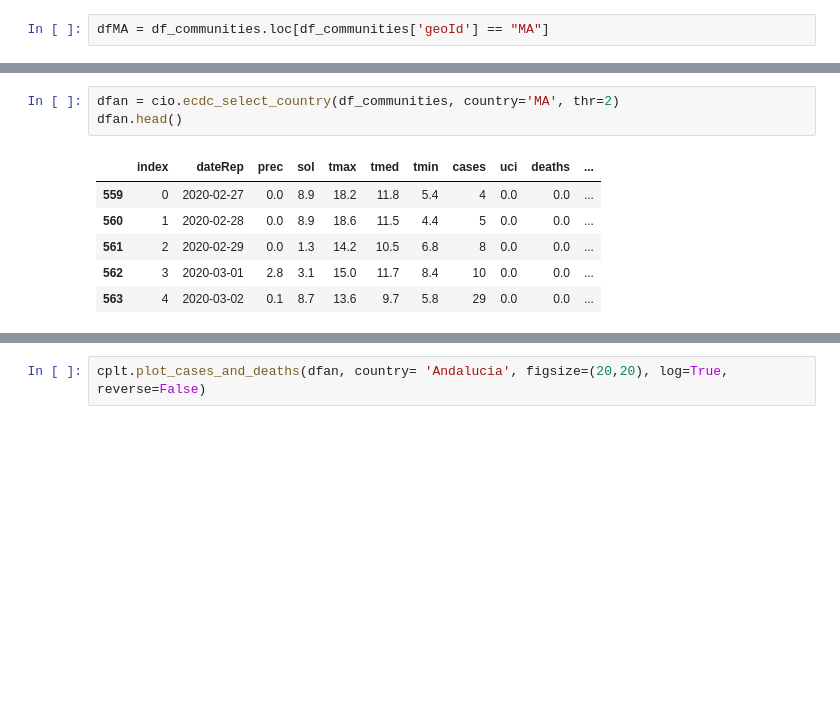
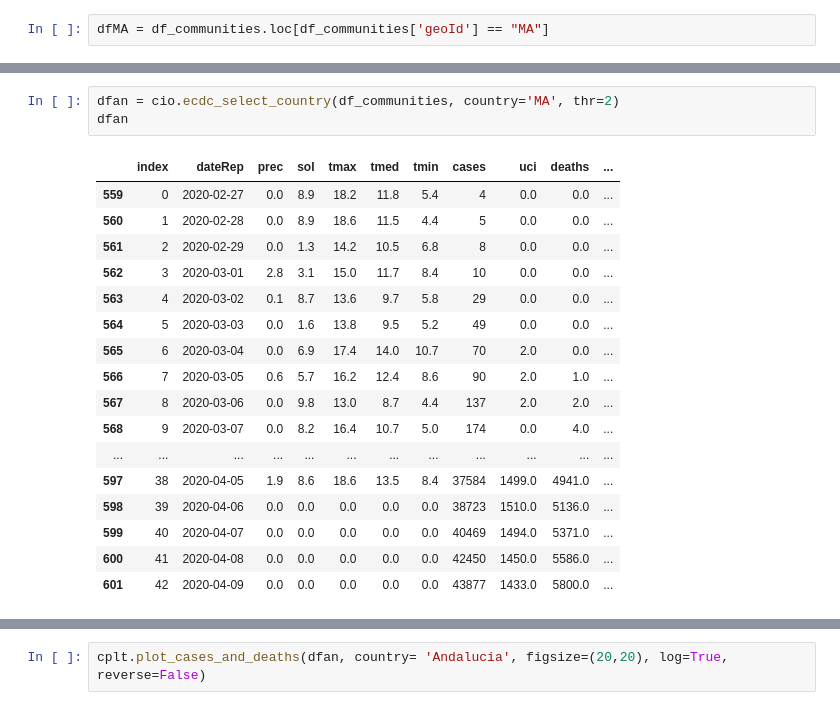
Before and after one commit to jjgomezcadenas/C19, a Jupyter notebook: nb/c19_communities_jj_fits.ipynb, the cells around one changed output, grey strips where cells are left out. Cells and saved outputs as stored; diff of their text form; blank space fills up the shorter version.

```diff
--- a/nb/c19_communities_jj_fits.ipynb
+++ b/nb/c19_communities_jj_fits.ipynb
@@ -99,13 +99,24 @@ dfMA
 # %%
 dfan = cio.ecdc_select_country(df_communities, country='MA', thr=2)
-dfan.head()
+dfan
 # %% [output]
 |  | index | dateRep | prec | sol | tmax | tmed | tmin | cases | uci | deaths | ... |
 | 559 | 0 | 2020-02-27 | 0.0 | 8.9 | 18.2 | 11.8 | 5.4 | 4 | 0.0 | 0.0 | ... |
 | 560 | 1 | 2020-02-28 | 0.0 | 8.9 | 18.6 | 11.5 | 4.4 | 5 | 0.0 | 0.0 | ... |
 | 561 | 2 | 2020-02-29 | 0.0 | 1.3 | 14.2 | 10.5 | 6.8 | 8 | 0.0 | 0.0 | ... |
 | 562 | 3 | 2020-03-01 | 2.8 | 3.1 | 15.0 | 11.7 | 8.4 | 10 | 0.0 | 0.0 | ... |
 | 563 | 4 | 2020-03-02 | 0.1 | 8.7 | 13.6 | 9.7 | 5.8 | 29 | 0.0 | 0.0 | ... |
+| 564 | 5 | 2020-03-03 | 0.0 | 1.6 | 13.8 | 9.5 | 5.2 | 49 | 0.0 | 0.0 | ... |
+| 565 | 6 | 2020-03-04 | 0.0 | 6.9 | 17.4 | 14.0 | 10.7 | 70 | 2.0 | 0.0 | ... |
+| 566 | 7 | 2020-03-05 | 0.6 | 5.7 | 16.2 | 12.4 | 8.6 | 90 | 2.0 | 1.0 | ... |
+| 567 | 8 | 2020-03-06 | 0.0 | 9.8 | 13.0 | 8.7 | 4.4 | 137 | 2.0 | 2.0 | ... |
+| 568 | 9 | 2020-03-07 | 0.0 | 8.2 | 16.4 | 10.7 | 5.0 | 174 | 0.0 | 4.0 | ... |
+| ... | ... | ... | ... | ... | ... | ... | ... | ... | ... | ... | ... |
+| 597 | 38 | 2020-04-05 | 1.9 | 8.6 | 18.6 | 13.5 | 8.4 | 37584 | 1499.0 | 4941.0 | ... |
+| 598 | 39 | 2020-04-06 | 0.0 | 0.0 | 0.0 | 0.0 | 0.0 | 38723 | 1510.0 | 5136.0 | ... |
+| 599 | 40 | 2020-04-07 | 0.0 | 0.0 | 0.0 | 0.0 | 0.0 | 40469 | 1494.0 | 5371.0 | ... |
+| 600 | 41 | 2020-04-08 | 0.0 | 0.0 | 0.0 | 0.0 | 0.0 | 42450 | 1450.0 | 5586.0 | ... |
+| 601 | 42 | 2020-04-09 | 0.0 | 0.0 | 0.0 | 0.0 | 0.0 | 43877 | 1433.0 | 5800.0 | ... |
 # %%
 cplt.plot_cases_and_deaths(dfan, country= 'Madrid', figsize=(20,20), log=False, reverse=False)
 # %% [output]
```
Also changed, not shown: parts of 2 cells of this notebook, 4 other files.
